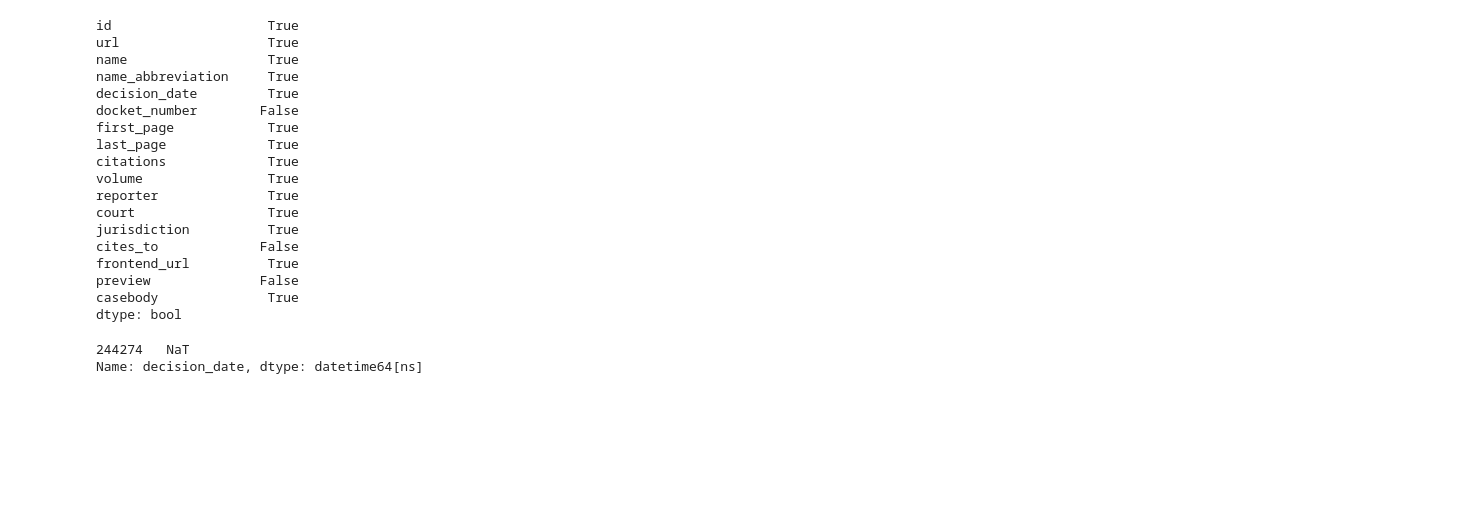
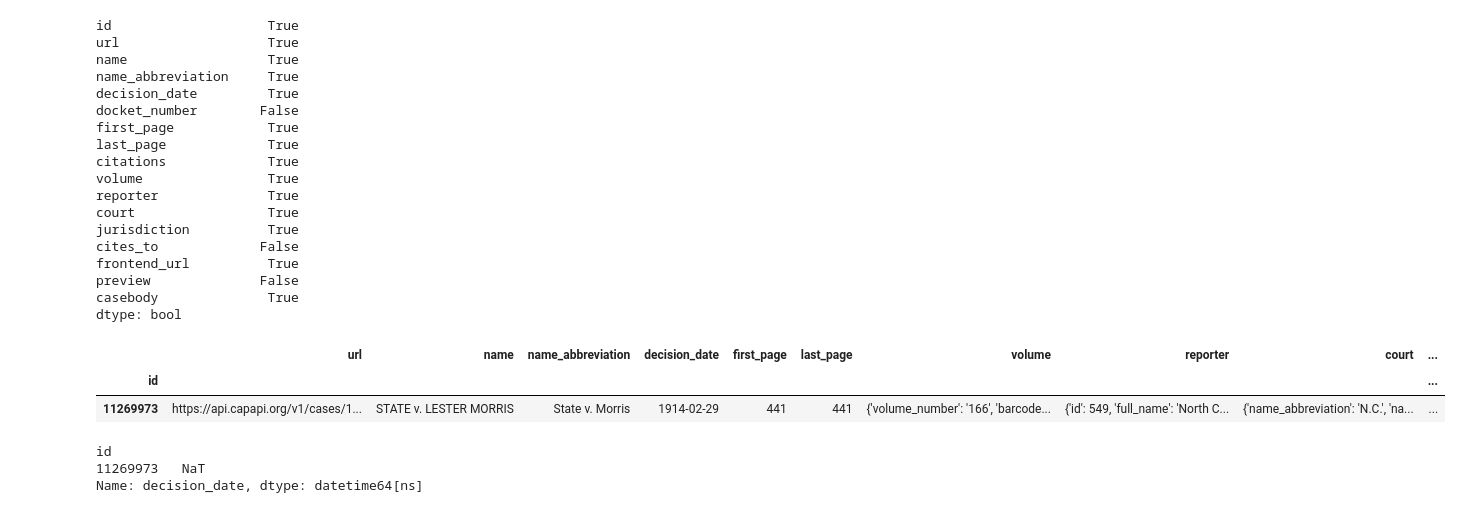
Before and after one commit to parambharat/cs109b-grp9-final-project, a Jupyter notebook: notebooks/data_wrangling.ipynb, the cells around one changed output. Cells and saved outputs as stored; diff of their text form; code cells hidden in the pictures; blank space fills up the shorter version.

```diff
--- a/notebooks/data_wrangling.ipynb
+++ b/notebooks/data_wrangling.ipynb
@@ -202,8 +227,13 @@ cases_data["id"] = cases_data["id"].astype(int)
 cases_data = cases_data.set_index("id")
 # %%
 # convert date column
-# cases_data["decision_date"] = pd.to_datetime(cases_data["decision_date"], format="%Y-%m-%d", errors="coerce")
-cases_data[cases_data["decision_date"].isnull()]["decision_date"]
+display(cases_data[cases_data.decision_date == "1914-02-29"])
+cases_data["decision_date"] = pd.to_datetime(cases_data["decision_date"], format="%Y-%m-%d", errors="coerce")
+cases_data = cases_data[cases_data["decision_date"].notnull()]
 # %% [output]
+|  | url | name | name_abbreviation | decision_date | first_page | last_page | volume | reporter | court | ... |
+| id |  |  |  |  |  |  |  |  |  | ... |
+| 11269973 | https://api.capapi.org/v1/cases/1... | STATE v. LESTER MORRIS | State v. Morris | 1914-02-29 | 441 | 441 | {'volume_number': '166', 'barcode... | {'id': 549, 'full_name': 'North C... | {'name_abbreviation': 'N.C.', 'na... | ... |
-244274   NaT
+id
+11269973   NaT
 Name: decision_date, dtype: datetime64[ns]
```
Also changed, not shown: parts of 51 cells of this notebook, 1 other file.
